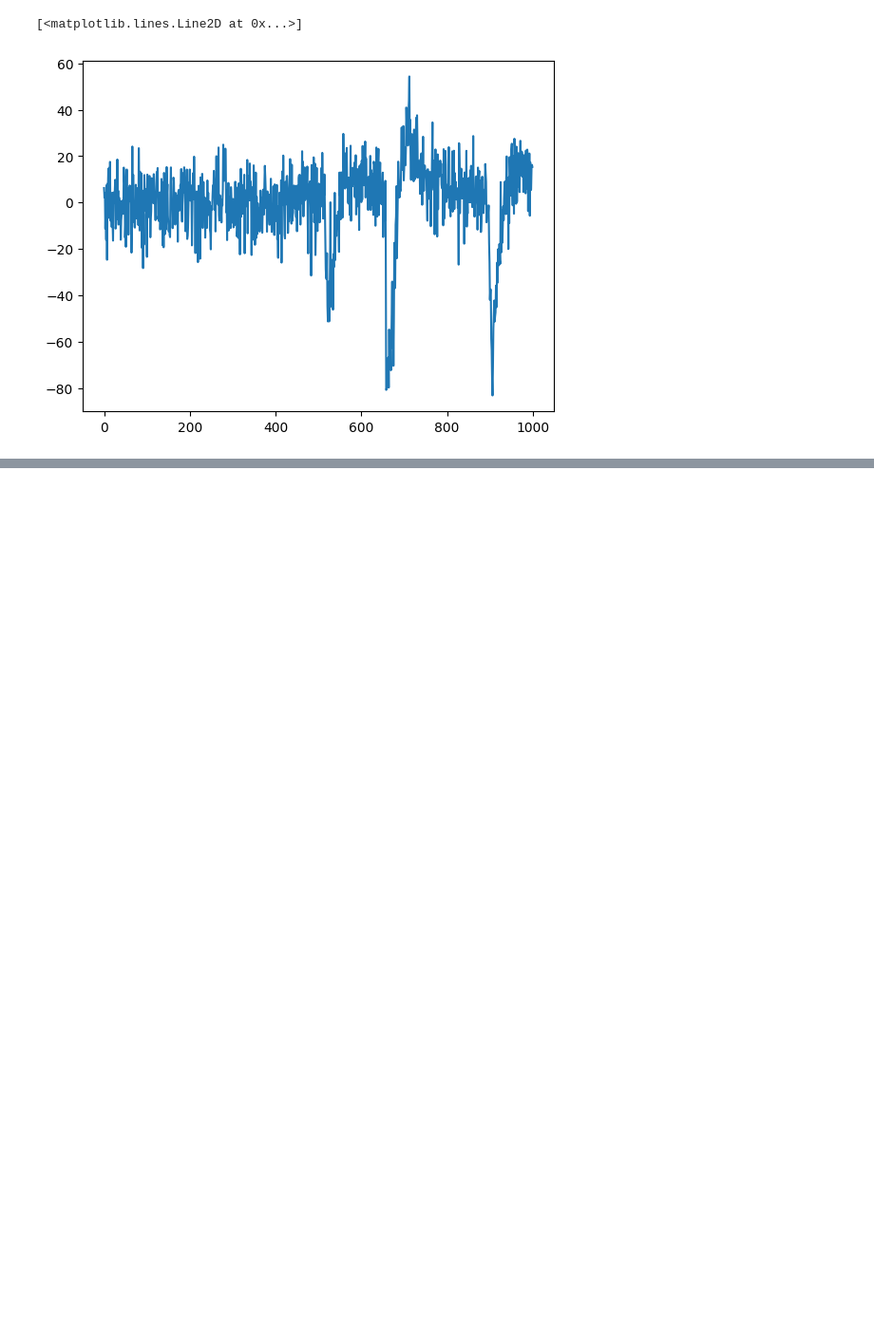
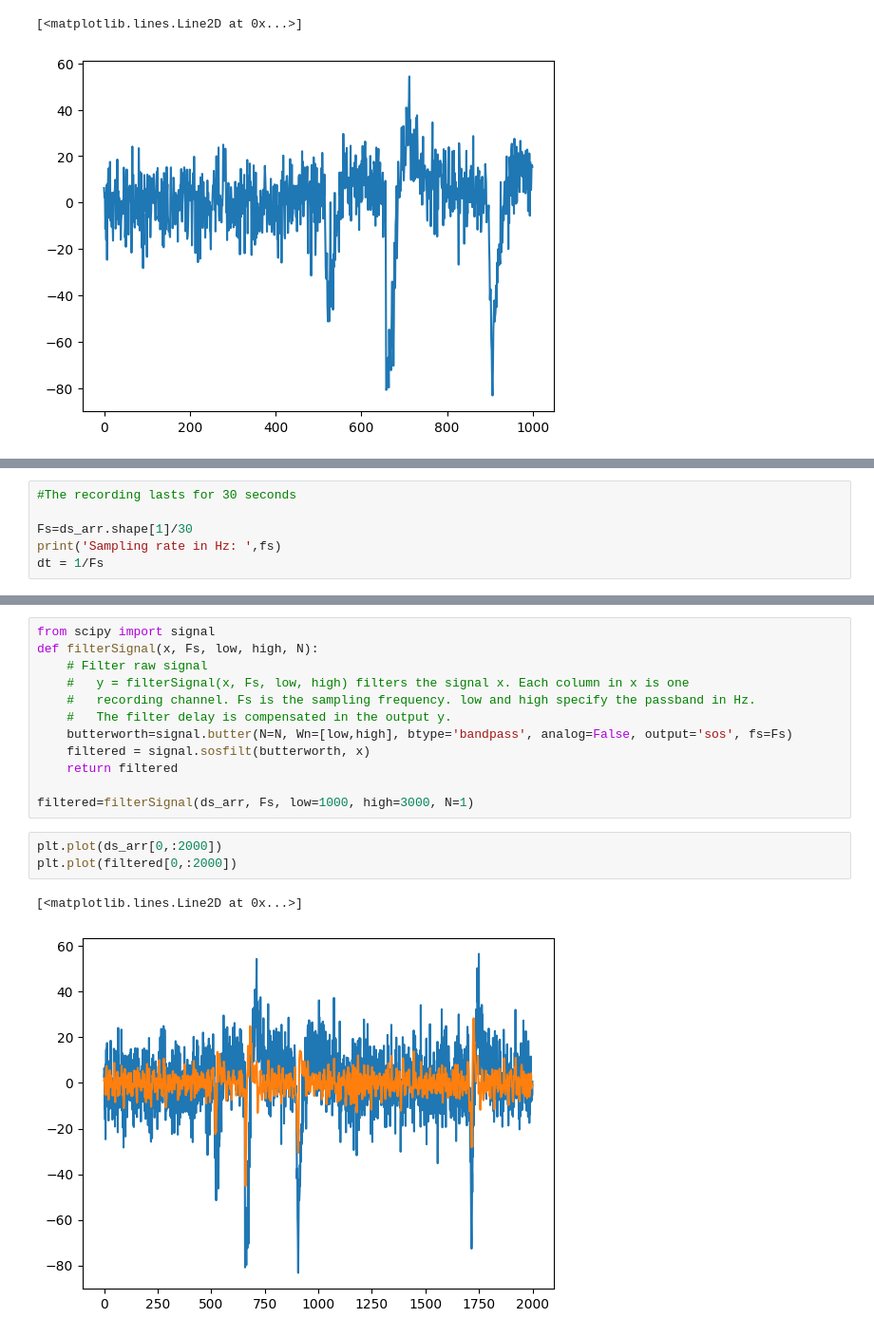
Before and after one commit to mariakesa/neural_data_science_youtube_course, a Jupyter notebook: notebooks/CodingLab1WithNeuropixels.ipynb, the cells around one changed output, grey strips where cells are left out. Shown at 95% size. Drawn from its saved outputs; the diff is of its cells as text; blank space fills up the shorter version.

Commit message:
butterworth

```diff
--- a/notebooks/CodingLab1WithNeuropixels.ipynb
+++ b/notebooks/CodingLab1WithNeuropixels.ipynb
@@ -48,0 +47,6 @@ fs=
+# %%
+#The recording lasts for 30 seconds
+
+Fs=ds_arr.shape[1]/30
+print('Sampling rate in Hz: ',fs)
+dt = 1/Fs
@@ -48,0 +61,18 @@ fs=
+# %%
+from scipy import signal
+def filterSignal(x, Fs, low, high, N):
+    # Filter raw signal
+    #   y = filterSignal(x, Fs, low, high) filters the signal x. Each column in x is one
+    #   recording channel. Fs is the sampling frequency. low and high specify the passband in Hz.
+    #   The filter delay is compensated in the output y.
+    butterworth=signal.butter(N=N, Wn=[low,high], btype='bandpass', analog=False, output='sos', fs=Fs)
+    filtered = signal.sosfilt(butterworth, x)
+    return filtered
+
+filtered=filterSignal(ds_arr, Fs, low=1000, high=3000, N=1)
+# %%
+plt.plot(ds_arr[0,:2000])
+plt.plot(filtered[0,:2000])
+# %% [output]
+[<matplotlib.lines.Line2D at 0x...>]
+[figure, added]
```
Also changed, not shown: parts of 3 cells of this notebook.
